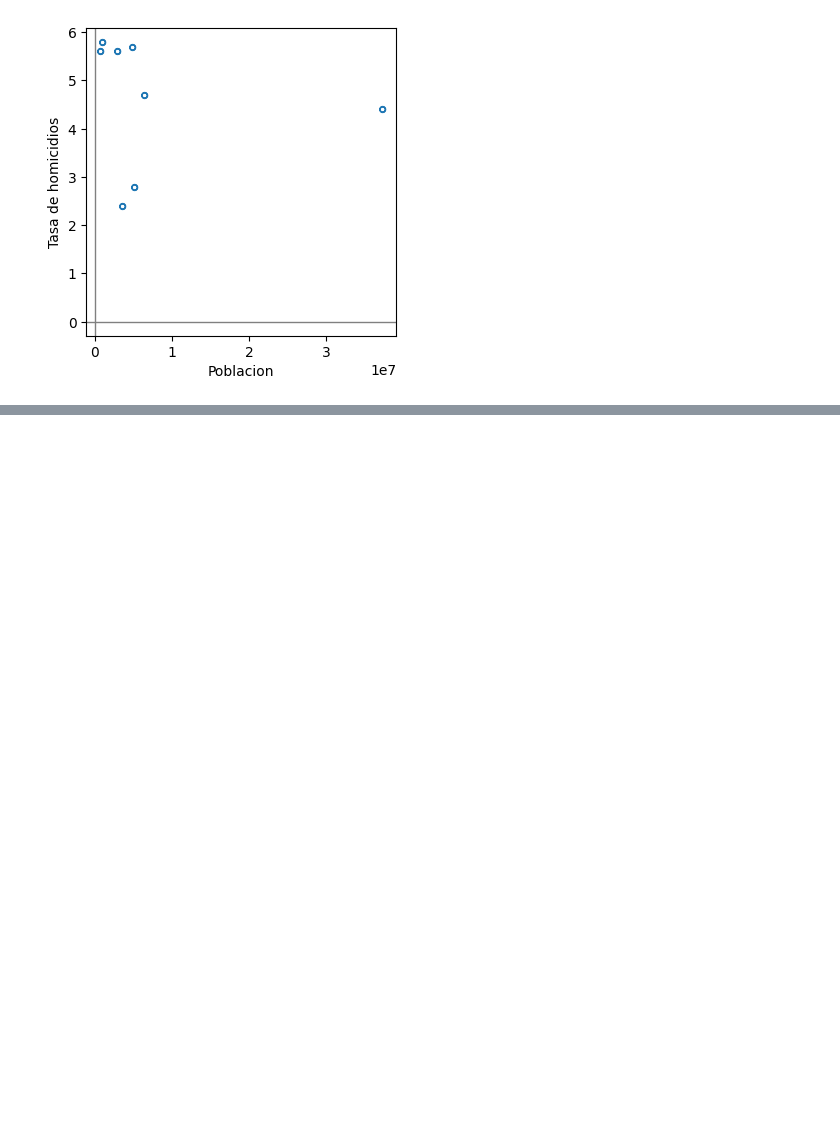
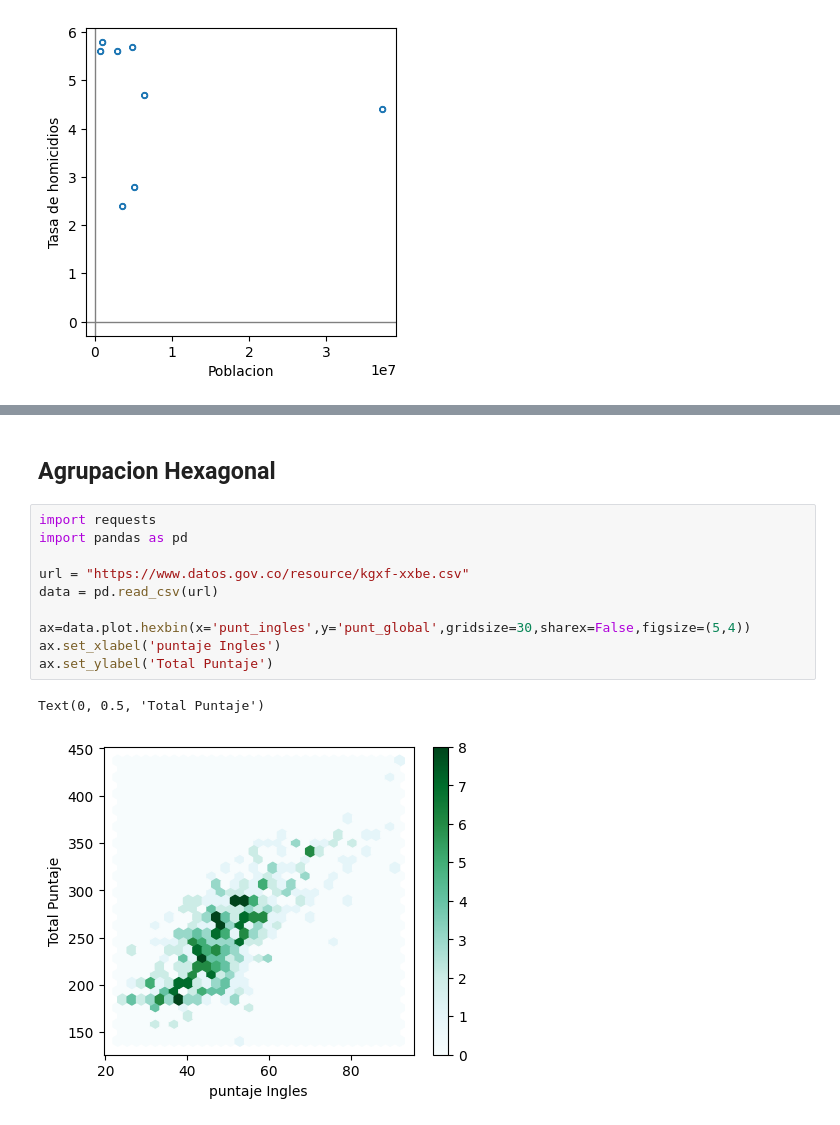
Before and after one commit to anfisbena/EstadisticaPracticaParaCienciaDeDatos, a Jupyter notebook: libro.ipynb, the cells around one changed output, grey strips where cells are left out. Drawn from its saved outputs; the diff is of its cells as text; blank space fills up the shorter version.

```diff
--- a/libro.ipynb
+++ b/libro.ipynb
@@ -420,0 +448,15 @@ ax.axvline(0,color='grey',lw=1)
+# %% [markdown]
+<h2>Agrupacion Hexagonal</h2>
+# %%
+import requests
+import pandas as pd
+
+url = "https://www.datos.gov.co/resource/kgxf-xxbe.csv"
+data = pd.read_csv(url)
+
+ax=data.plot.hexbin(x='punt_ingles',y='punt_global',gridsize=30,sharex=False,figsize=(5,4))
+ax.set_xlabel('puntaje Ingles')
+ax.set_ylabel('Total Puntaje')
+# %% [output]
+Text(0, 0.5, 'Total Puntaje')
+[figure, added]
```
Also changed, not shown: parts of 4 cells of this notebook.
